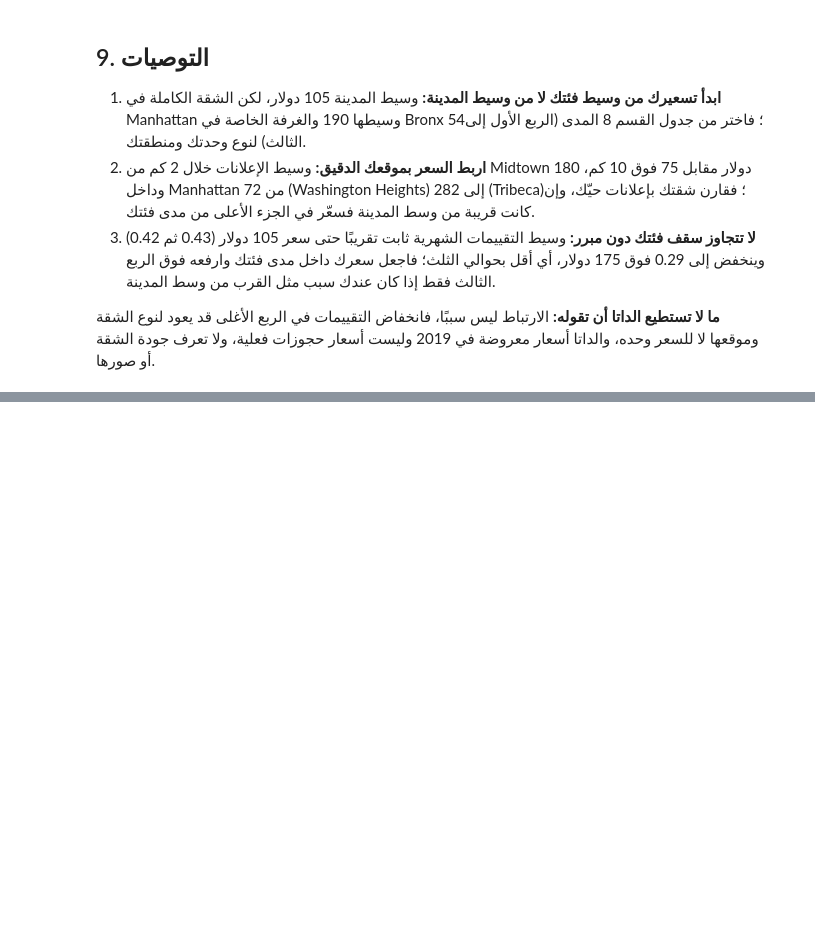
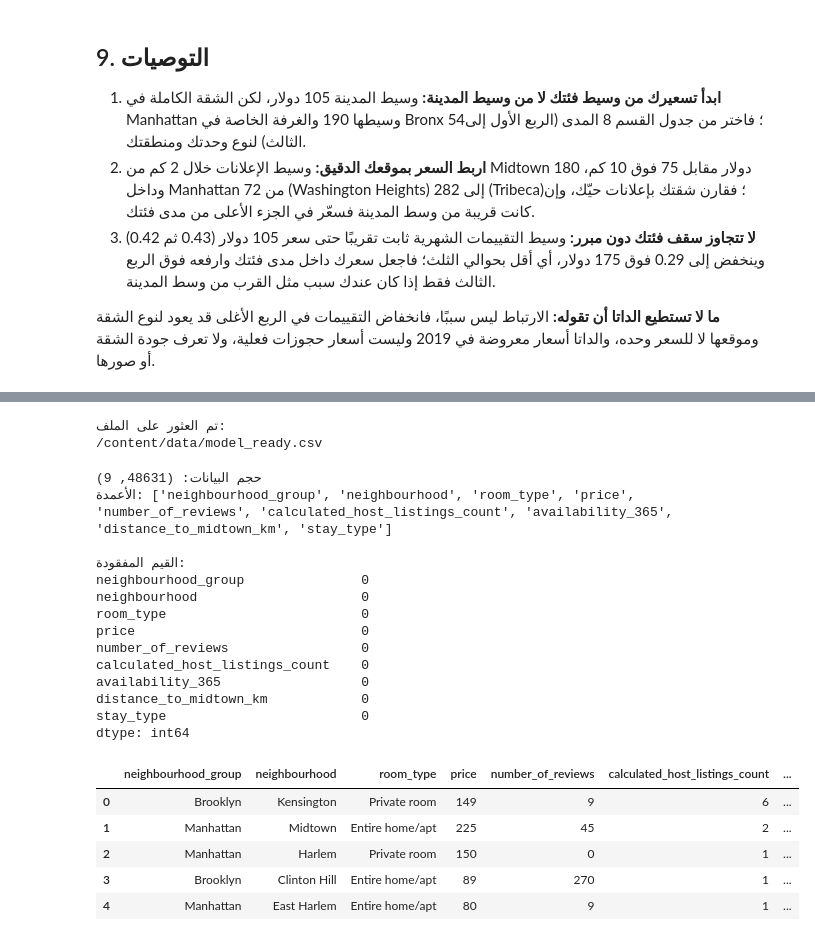
Before and after one commit to loudamn78-gif/smartstay-ai, a Jupyter notebook: notebook.ipynb, the cells around one changed output, grey strips where cells are left out. Saved outputs shown, nothing was run; the diff lists cells and outputs as text; code cells hidden in the pictures; blank space fills up the shorter version.

```diff
--- a/notebook.ipynb
+++ b/notebook.ipynb
@@ -883,0 +1056,42 @@ files.download("/content/smartstay-run.zip")
+# %%
+import os
+
+for root, dirs, files in os.walk('/content'):
+    if 'model_ready.csv' in files:
+        print("تم العثور على الملف:")
+        print(os.path.join(root, 'model_ready.csv'))
+# %% [output]
+تم العثور على الملف:
+/content/data/model_ready.csv
+# %%
+import pandas as pd
+
+df = pd.read_csv('/content/data/model_ready.csv')
+
+print("حجم البيانات:", df.shape)
+print("الأعمدة:", df.columns.tolist())
+print("\nالقيم المفقودة:")
+print(df.isnull().sum())
+
+display(df.head())
+# %% [output]
+حجم البيانات: (48631, 9)
+الأعمدة: ['neighbourhood_group', 'neighbourhood', 'room_type', 'price', 'number_of_reviews', 'calculated_host_listings_count', 'availability_365', 'distance_to_midtown_km', 'stay_type']
+
+القيم المفقودة:
+neighbourhood_group               0
+neighbourhood                     0
+room_type                         0
+price                             0
+number_of_reviews                 0
+calculated_host_listings_count    0
+availability_365                  0
+distance_to_midtown_km            0
+stay_type                         0
+dtype: int64
+|  | neighbourhood_group | neighbourhood | room_type | price | number_of_reviews | calculated_host_listings_count | ... |
+| 0 | Brooklyn | Kensington | Private room | 149 | 9 | 6 | ... |
+| 1 | Manhattan | Midtown | Entire home/apt | 225 | 45 | 2 | ... |
+| 2 | Manhattan | Harlem | Private room | 150 | 0 | 1 | ... |
+| 3 | Brooklyn | Clinton Hill | Entire home/apt | 89 | 270 | 1 | ... |
+| 4 | Manhattan | East Harlem | Entire home/apt | 80 | 9 | 1 | ... |
```
Also changed, not shown: parts of 37 cells of this notebook.
